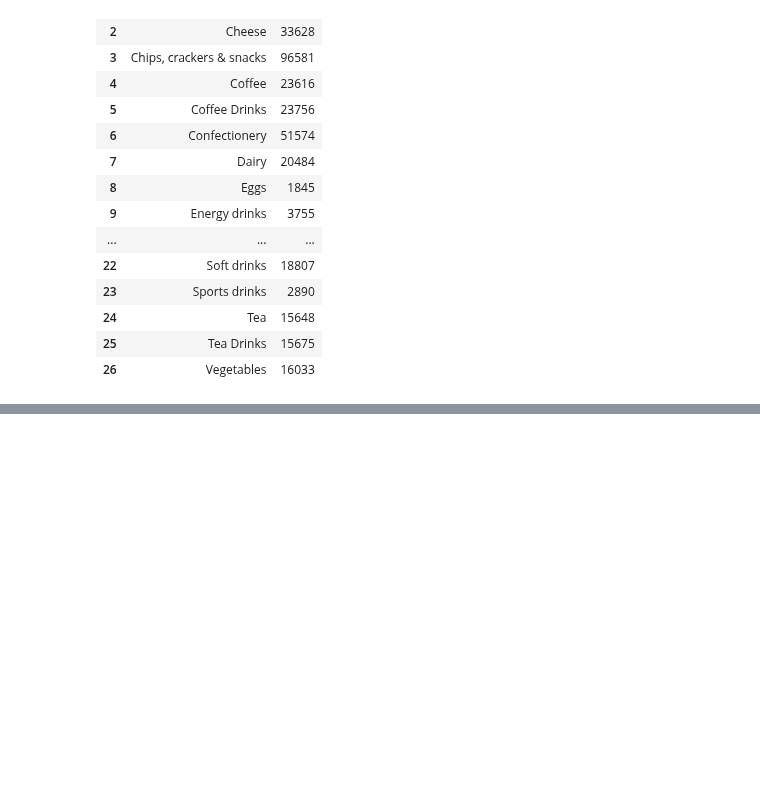
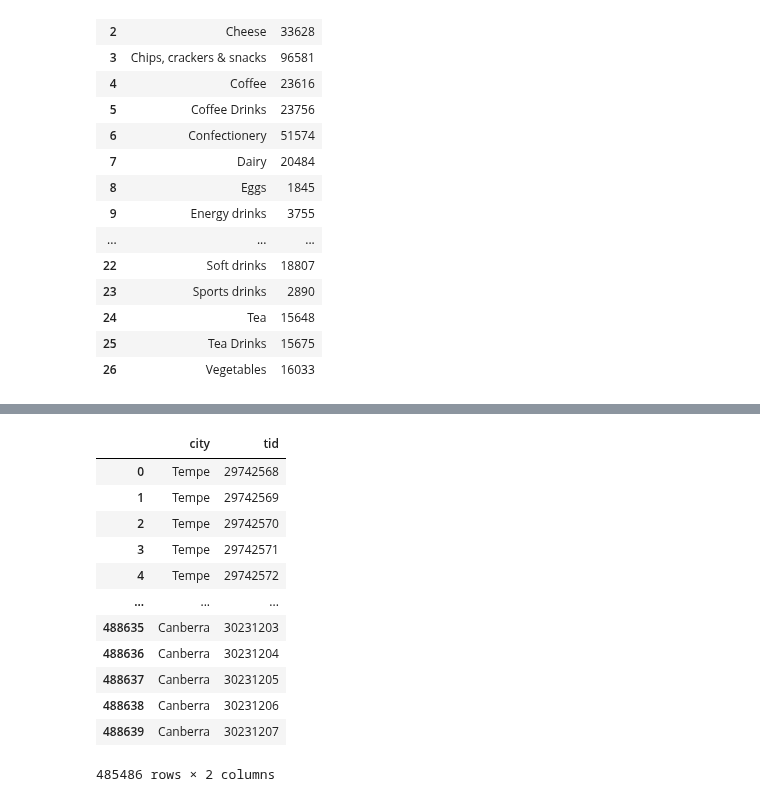
Before and after one commit to binayakhadka/grocery-retail-analytics, a Jupyter notebook: aus.ipynb, the cells around one changed output, grey strips where cells are left out. Cells and saved outputs as stored; diff of their text form; code cells hidden in the pictures; blank space fills up the shorter version.

```diff
--- a/aus.ipynb
+++ b/aus.ipynb
@@ -522,0 +594,16 @@ df.groupby('sub_category', as_index=False).agg(total=('brand','count'))
+# %%
+df[['city','tid']]
+# %% [output]
+|  | city | tid |
+| 0 | Tempe | 29742568 |
+| 1 | Tempe | 29742569 |
+| 2 | Tempe | 29742570 |
+| 3 | Tempe | 29742571 |
+| 4 | Tempe | 29742572 |
+| ... | ... | ... |
+| 488635 | Canberra | 30231203 |
+| 488636 | Canberra | 30231204 |
+| 488637 | Canberra | 30231205 |
+| 488638 | Canberra | 30231206 |
+| 488639 | Canberra | 30231207 |
+485486 rows × 2 columns
```
Also changed, not shown: parts of 4 cells of this notebook.
